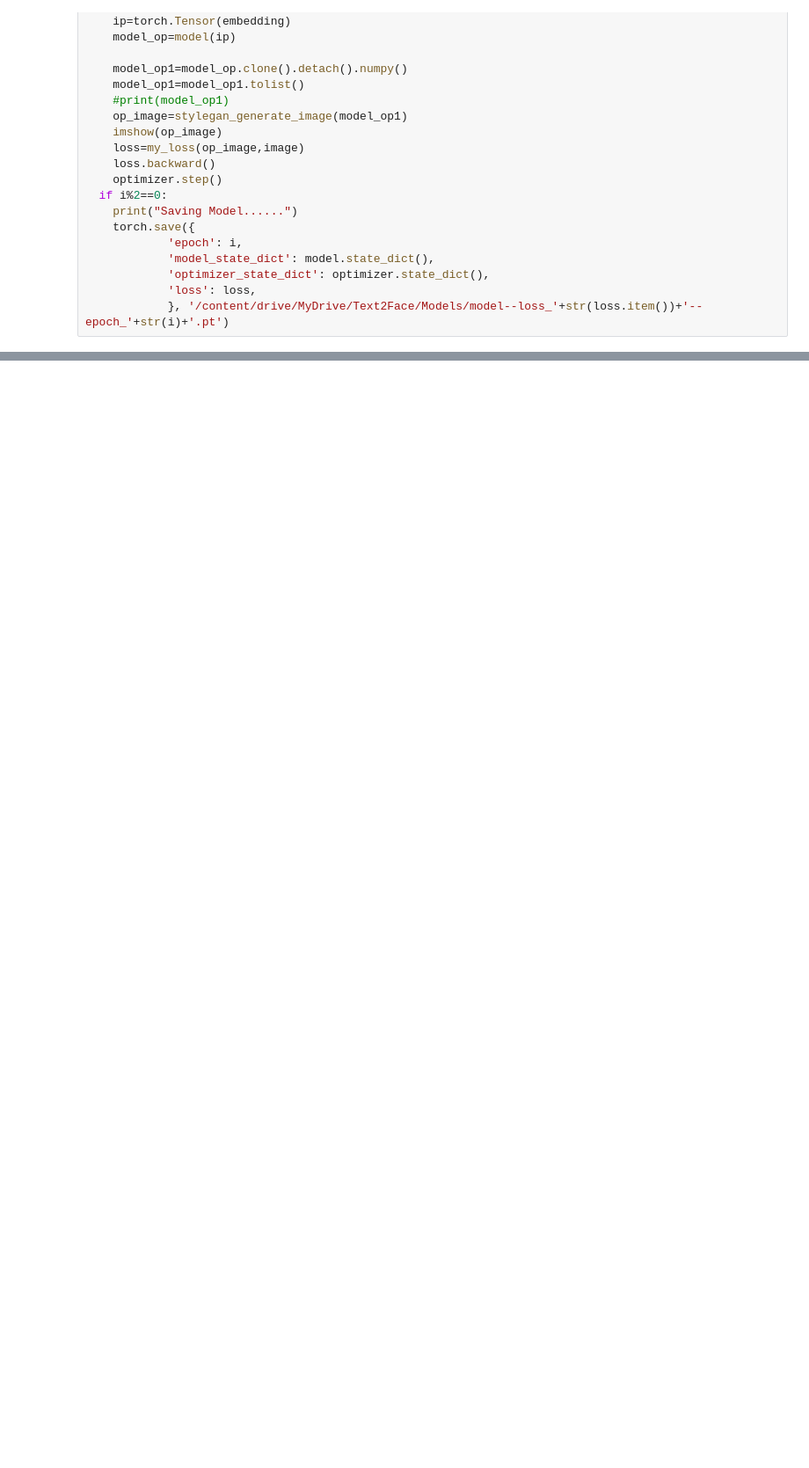
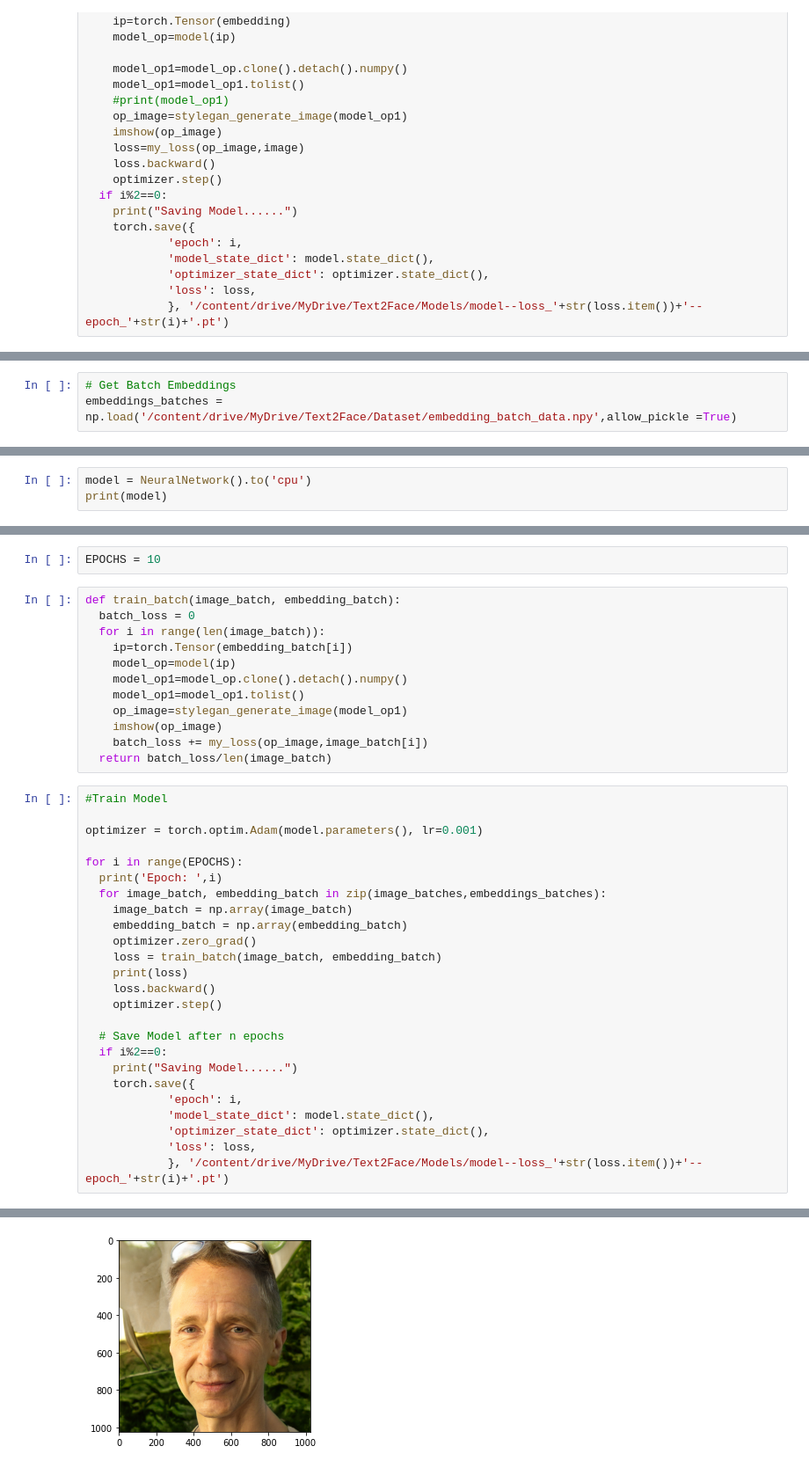
Before and after one commit to tejaspradhan/Face-Generation-from-Textual-Features-using-GANs, a Jupyter notebook: Pytorch_Text2Face.ipynb, the cells around one changed output, grey strips where cells are left out. Shown at 88% size. Drawn from its saved outputs; the diff is of its cells as text; blank space fills up the shorter version.

Commit message:
Training by batch added.

```diff
--- a/Pytorch_Text2Face.ipynb
+++ b/Pytorch_Text2Face.ipynb
@@ -339,0 +423,3 @@ for i in range(EPOCHS):
+# %%
+# Get Batch Embeddings
+embeddings_batches = np.load('/content/drive/MyDrive/Text2Face/Dataset/embedding_batch_data.npy',allow_pickle =True)
@@ -339,0 +448,3 @@ for i in range(EPOCHS):
+# %%
+model = NeuralNetwork().to('cpu')
+print(model)
@@ -339,0 +469,40 @@ for i in range(EPOCHS):
+# %%
+EPOCHS = 10
+# %%
+def train_batch(image_batch, embedding_batch):
+  batch_loss = 0
+  for i in range(len(image_batch)):
+    ip=torch.Tensor(embedding_batch[i])
+    model_op=model(ip)
+    model_op1=model_op.clone().detach().numpy()
+    model_op1=model_op1.tolist()
+    op_image=stylegan_generate_image(model_op1)
+    imshow(op_image)
+    batch_loss += my_loss(op_image,image_batch[i])
+  return batch_loss/len(image_batch)
+# %%
+#Train Model
+
+optimizer = torch.optim.Adam(model.parameters(), lr=0.001)
+
+for i in range(EPOCHS):
+  print('Epoch: ',i)
+  for image_batch, embedding_batch in zip(image_batches,embeddings_batches):
+    image_batch = np.array(image_batch)
+    embedding_batch = np.array(embedding_batch)
+    optimizer.zero_grad()
+    loss = train_batch(image_batch, embedding_batch)
+    print(loss)
+    loss.backward()
+    optimizer.step()
+
+  # Save Model after n epochs
+  if i%2==0:
+    print("Saving Model......")
+    torch.save({
+            'epoch': i,
+            'model_state_dict': model.state_dict(),
+            'optimizer_state_dict': optimizer.state_dict(),
+            'loss': loss,
+            }, '/content/drive/MyDrive/Text2Face/Models/model--loss_'+str(loss.item())+'--epoch_'+str(i)+'.pt')
+# %% [output]
@@ -339,0 +512 @@ for i in range(EPOCHS):
+[figure, added]
```
Also changed, not shown: parts of 17 cells of this notebook.
